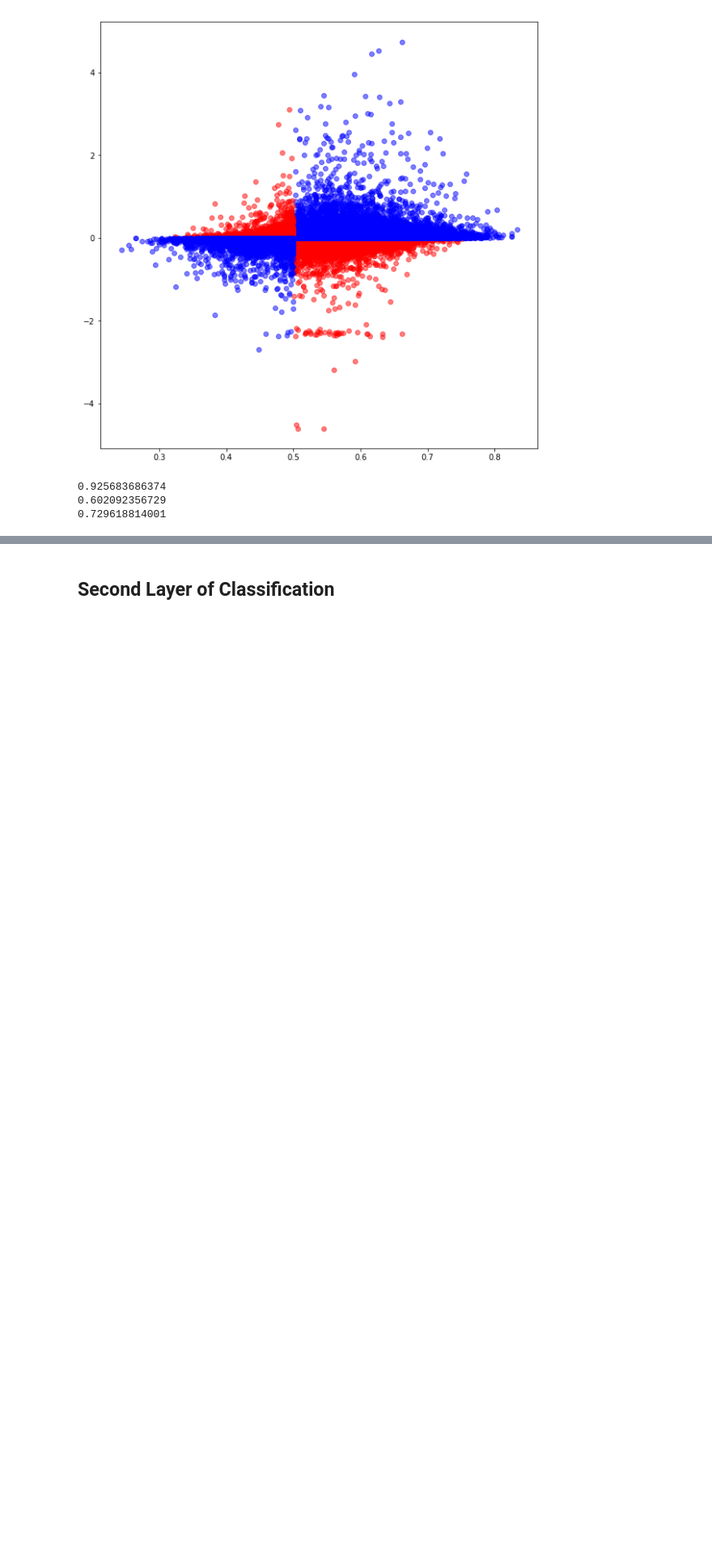
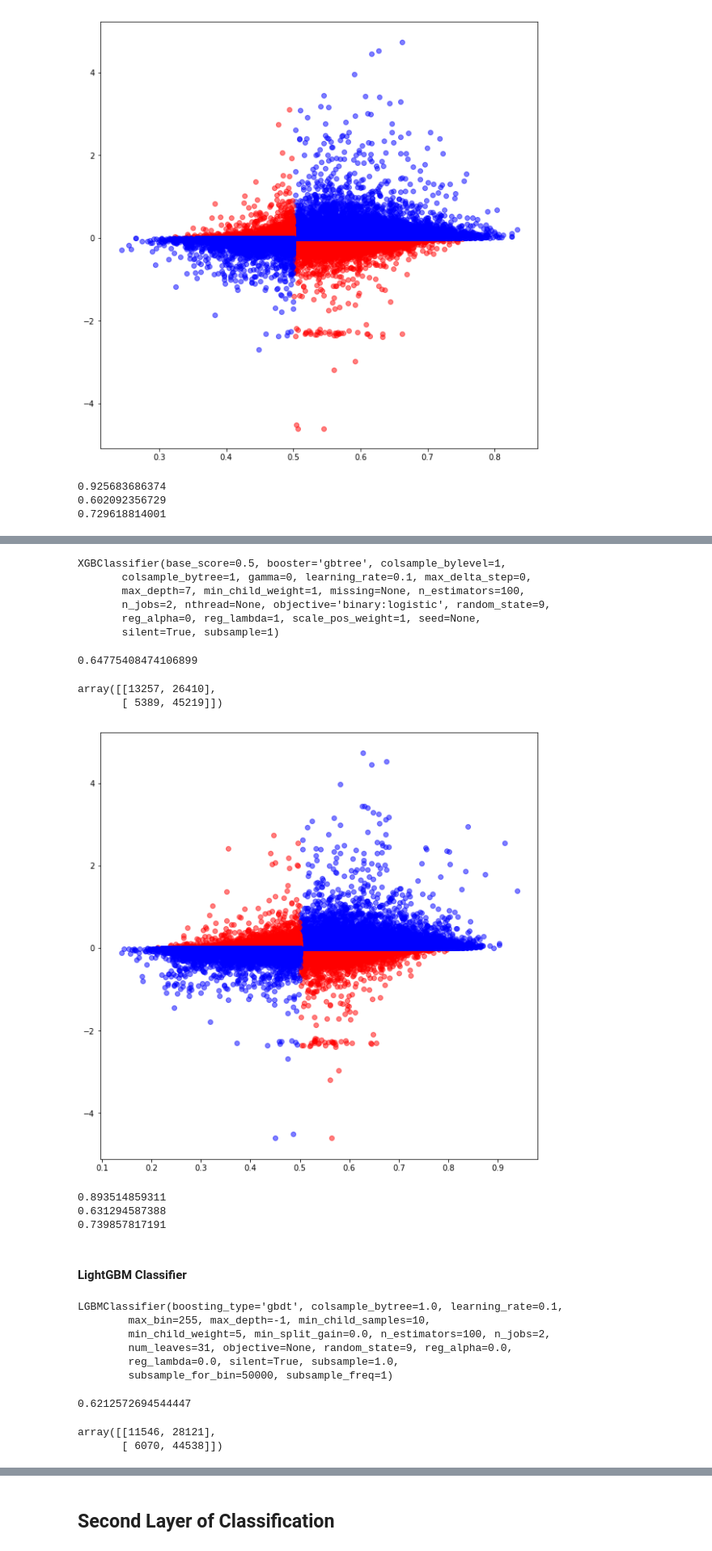
Before and after one commit to vafajardo/Zillow, a Jupyter notebook: Notebooks/Classification - Overestimation.ipynb, the cells around one changed output, grey strips where cells are left out. Shown at 81% size. Cells and saved outputs as stored; diff of their text form; code cells hidden in the pictures; blank space fills up the shorter version.

```diff
--- a/Notebooks/Classification - Overestimation.ipynb
+++ b/Notebooks/Classification - Overestimation.ipynb
@@ -205,0 +213,34 @@ print(f1_score(data['overestimation'], clf_rf_layer1.predict(X)))
+# %%
+clf_xgb_layer1 = XGBClassifier(max_depth=7, random_state=9, n_jobs=2)
+# %%
+clf_xgb_layer1.fit(X, y)
+# %% [output]
+XGBClassifier(base_score=0.5, booster='gbtree', colsample_bylevel=1,
+       colsample_bytree=1, gamma=0, learning_rate=0.1, max_delta_step=0,
+       max_depth=7, min_child_weight=1, missing=None, n_estimators=100,
+       n_jobs=2, nthread=None, objective='binary:logistic', random_state=9,
+       reg_alpha=0, reg_lambda=1, scale_pos_weight=1, seed=None,
+       silent=True, subsample=1)
+# %%
+clf_xgb_layer1.score(X,y)
+# %% [output]
+0.64775408474106899
+# %%
+confusion_matrix(data['overestimation'], clf_xgb_layer1.predict(X), labels=[0,1])
+# %% [output]
+array([[13257, 26410],
+       [ 5389, 45219]])
+# %%
+plot_conf_matrix(clf_xgb_layer1, data, X, cutoff=0)
+# %% [output]
+[figure, added]
+# %%
+print(recall_score(data['overestimation'], clf_xgb_layer1.predict(X)))
+print(precision_score(data['overestimation'], clf_xgb_layer1.predict(X)))
+print(f1_score(data['overestimation'], clf_xgb_layer1.predict(X)))
+# %% [output]
+0.893514859311
+0.631294587388
+0.739857817191
+# %% [markdown]
+#### LightGBM Classifier
@@ -205,0 +251,18 @@ print(f1_score(data['overestimation'], clf_rf_layer1.predict(X)))
+# %%
+clf_lightgbm_layer1.fit(X,y)
+# %% [output]
+LGBMClassifier(boosting_type='gbdt', colsample_bytree=1.0, learning_rate=0.1,
+        max_bin=255, max_depth=-1, min_child_samples=10,
+        min_child_weight=5, min_split_gain=0.0, n_estimators=100, n_jobs=2,
+        num_leaves=31, objective=None, random_state=9, reg_alpha=0.0,
+        reg_lambda=0.0, silent=True, subsample=1.0,
+        subsample_for_bin=50000, subsample_freq=1)
+# %%
+clf_lightgbm_layer1.score(X,y)
+# %% [output]
+0.6212572694544447
+# %%
+confusion_matrix(data['overestimation'], clf_lightgbm_layer1.predict(X), labels=[0,1])
+# %% [output]
+array([[11546, 28121],
+       [ 6070, 44538]])
```
Also changed, not shown: parts of 13 cells of this notebook, 11 other files.
